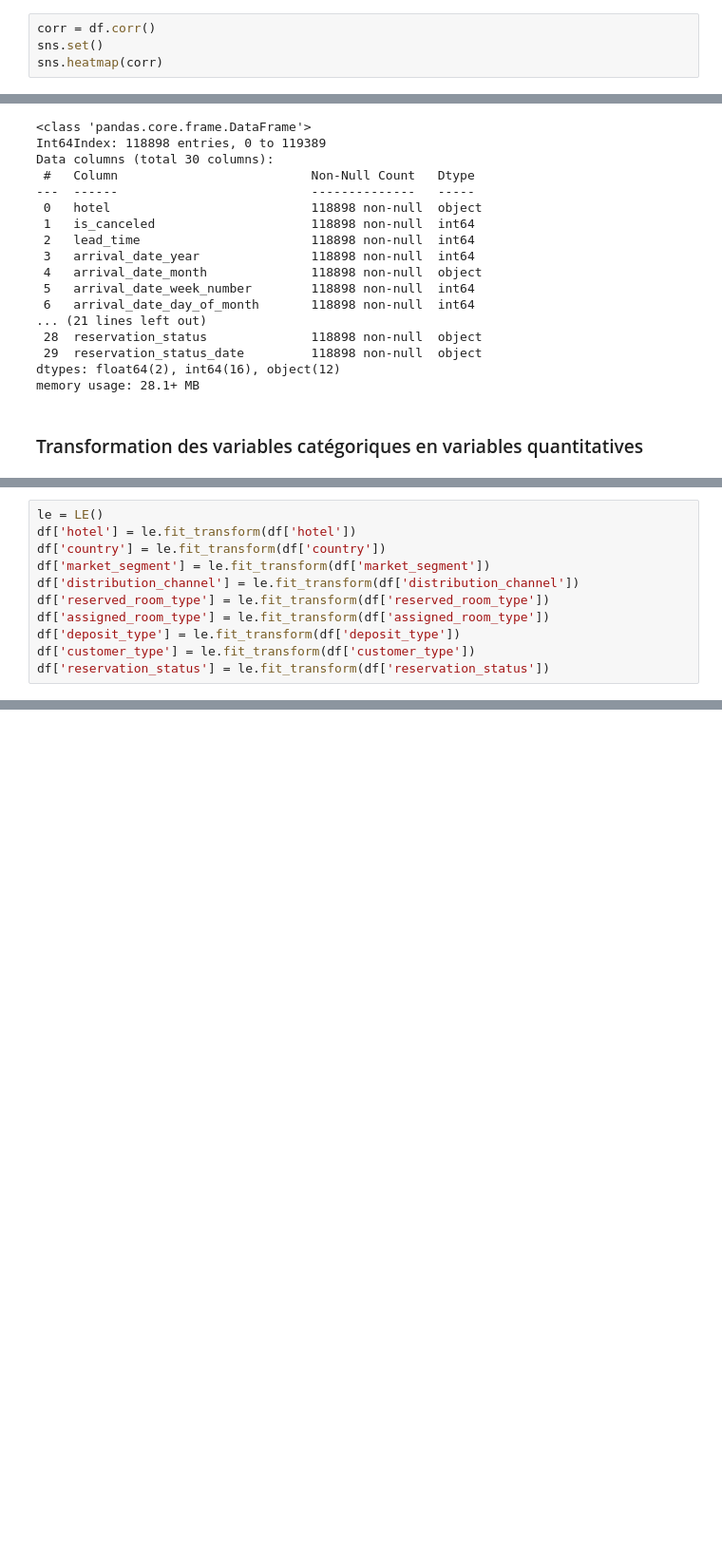
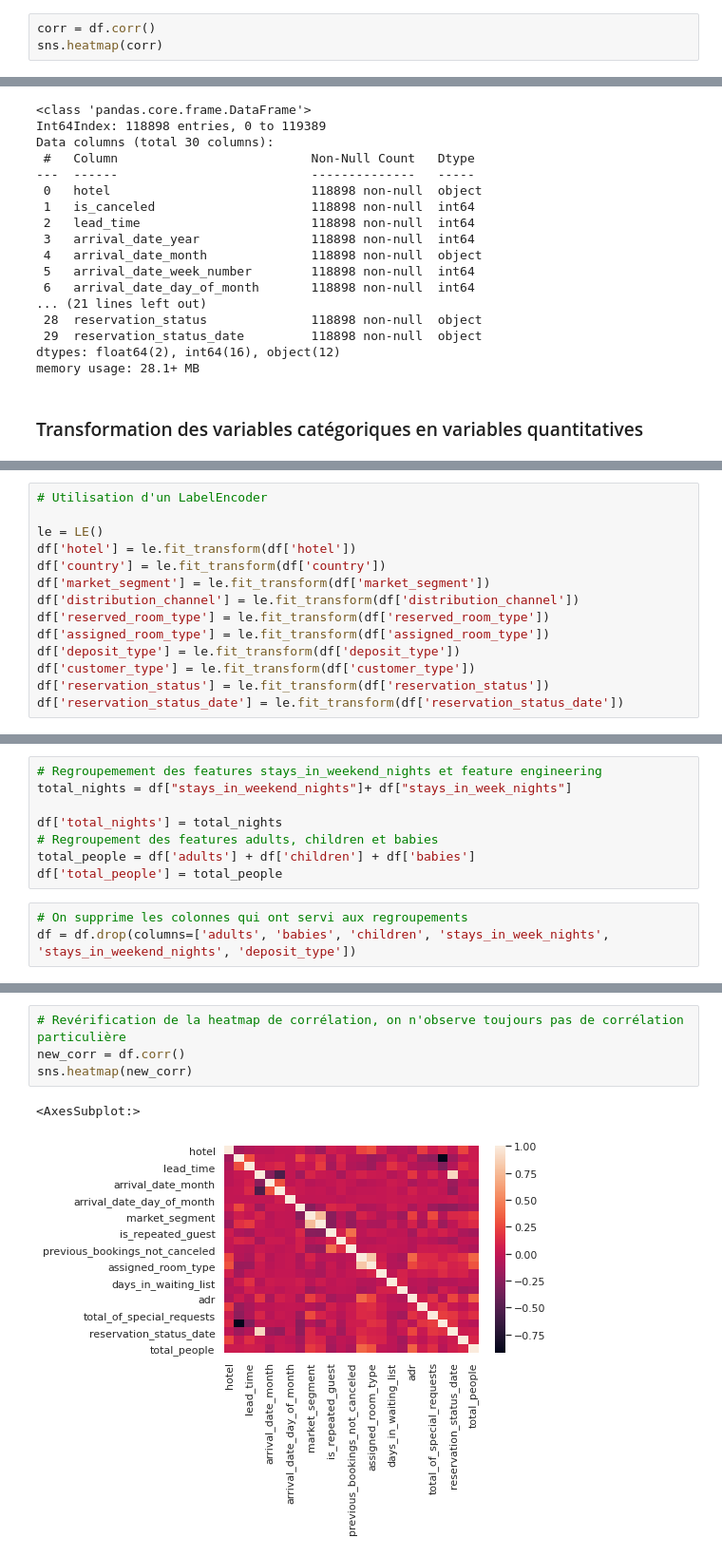
Before and after one commit to vince1396/ML---Hotel-booking, a Jupyter notebook: data_insights.ipynb, the cells around one changed output, grey strips where cells are left out. Shown at 95% size. Drawn from its saved outputs; the diff is of its cells as text; blank space fills up the shorter version.

```diff
--- a/data_insights.ipynb
+++ b/data_insights.ipynb
@@ -74,7 +101,6 @@ La heatmap de corrélation permet de représenter la corrélation pour chaque pa
 On observe ici aucune corrélation particulière entre les données.
 # %%
 corr = df.corr()
-sns.set()
 sns.heatmap(corr)
 # %% [output]
 <AxesSubplot:>
@@ -184,5 +219,7 @@ memory usage: 28.1+ MB
 df['arrival_date_month'] = df['arrival_date_month'].astype('category').cat.codes
 # %%
+# Utilisation d'un LabelEncoder
+
 le = LE()
 df['hotel'] = le.fit_transform(df['hotel'])
 df['country'] = le.fit_transform(df['country'])
@@ -193,3 +230,4 @@ df['assigned_room_type'] = le.fit_transform(df['assigned_room_type'])
 df['deposit_type'] = le.fit_transform(df['deposit_type'])
 df['customer_type'] = le.fit_transform(df['customer_type'])
 df['reservation_status'] = le.fit_transform(df['reservation_status'])
+df['reservation_status_date'] = le.fit_transform(df['reservation_status_date'])
@@ -195,0 +345,11 @@ df['reservation_status'] = le.fit_transform(df['reservation_status'])
+# %%
+# Regroupemement des features stays_in_weekend_nights et feature engineering
+total_nights = df["stays_in_weekend_nights"]+ df["stays_in_week_nights"]
+
+df['total_nights'] = total_nights
+# Regroupement des features adults, children et babies
+total_people = df['adults'] + df['children'] + df['babies']
+df['total_people'] = total_people
+# %%
+# On supprime les colonnes qui ont servi aux regroupements
+df = df.drop(columns=['adults', 'babies', 'children', 'stays_in_week_nights', 'stays_in_weekend_nights', 'deposit_type'])
@@ -195,0 +376,7 @@ df['reservation_status'] = le.fit_transform(df['reservation_status'])
+# %%
+# Revérification de la heatmap de corrélation, on n'observe toujours pas de corrélation particulière
+new_corr = df.corr()
+sns.heatmap(new_corr)
+# %% [output]
+<AxesSubplot:>
+[figure, added]
```
Also changed, not shown: parts of 74 cells of this notebook.
